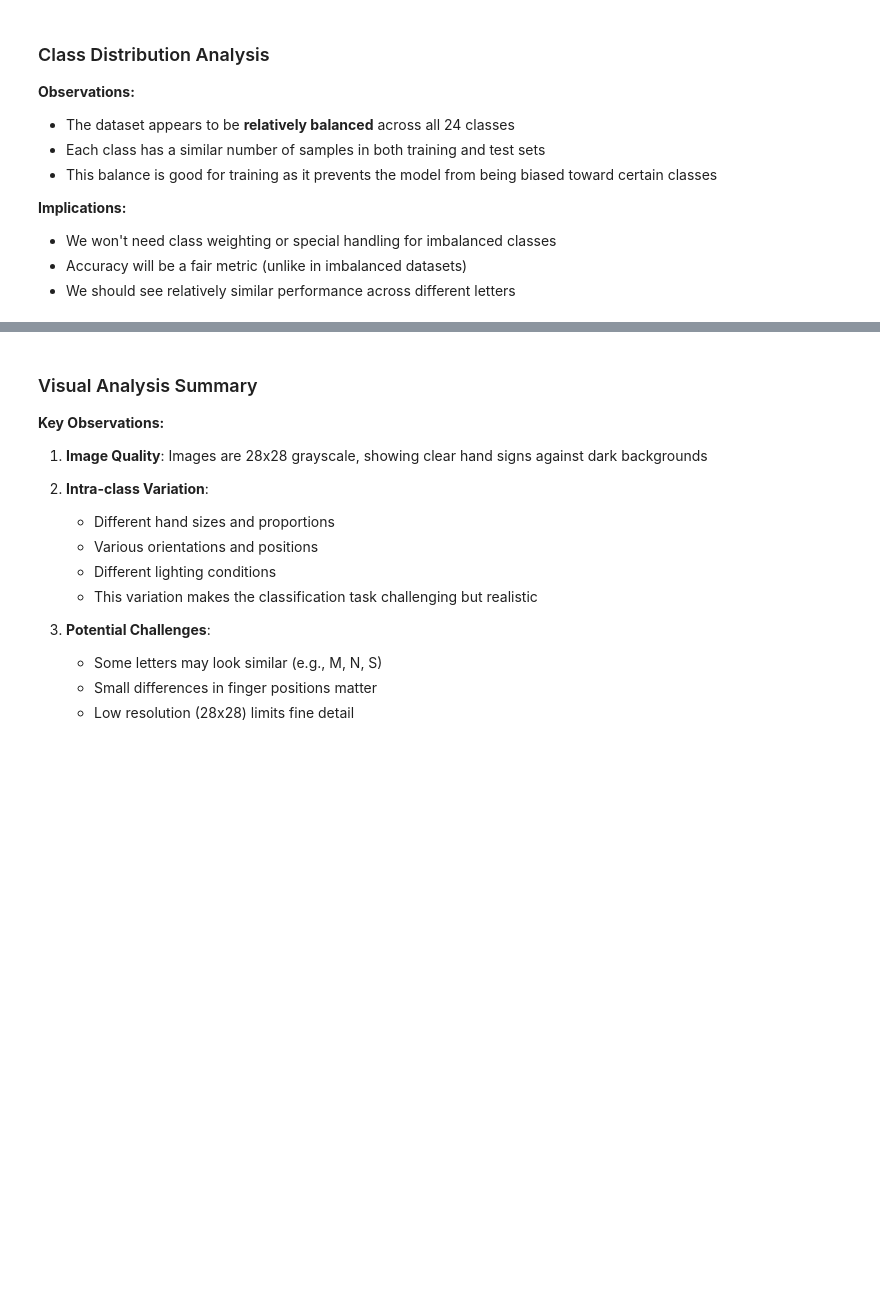
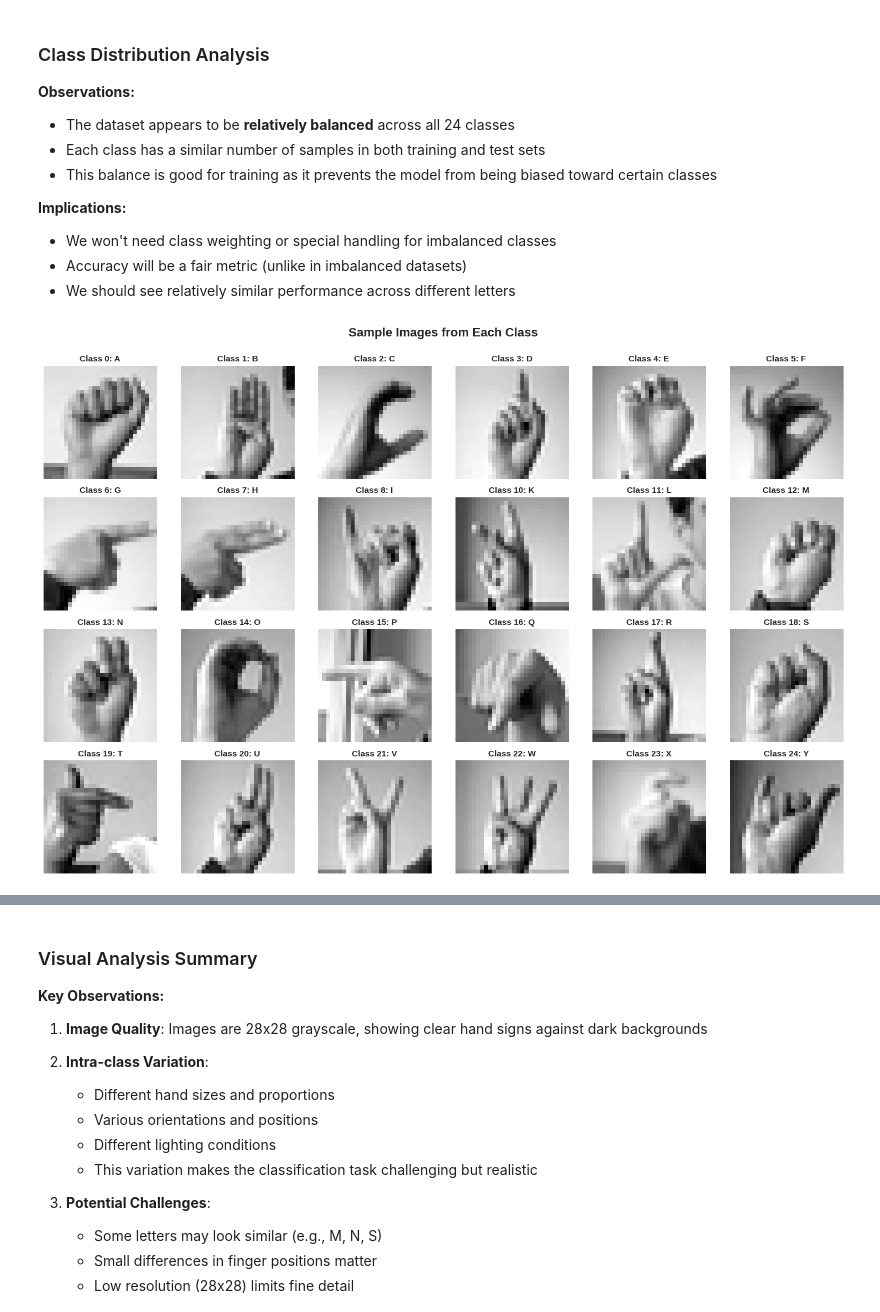
Before and after one commit to cheider/CSB410_Project2, a Jupyter notebook: main.ipynb, the cells around one changed output, grey strips where cells are left out. Cells and saved outputs as stored; diff of their text form; code cells hidden in the pictures; blank space fills up the shorter version.

```diff
--- a/main.ipynb
+++ b/main.ipynb
@@ -394,28 +449,46 @@ KeyError: 24
 # %%
 # Display sample images from each class
 fig, axes = plt.subplots(4, 6, figsize=(15, 10))
 fig.suptitle('Sample Images from Each Class', fontsize=16, fontweight='bold', y=1.00)
 
 # Flatten axes for easier iteration
 axes = axes.flatten()
 
-# Display one sample from each class
-for i in range(24):
+# Display one sample from each class that exists in the training data
+plot_idx = 0
+for class_label in sorted(label_map.keys()): # Iterate through actual labels present in data
     # Get a random sample from this class
-    class_indices = np.where(y_train == i)[0]
-    sample_idx = np.random.choice(class_indices)
+    class_indices = np.where(y_train == class_label)[0]
 
-    # Reshape to 28x28 for display
-    img = X_train[sample_idx].reshape(28, 28)
+    # Ensure there are samples for this class before proceeding
+    if len(class_indices) > 0:
+        sample_idx = np.random.choice(class_indices)
 
-    # Display image
-    axes[i].imshow(img, cmap='gray')
-    axes[i].set_title(f'Class {i}: {label_map[i]}', fontsize=11, fontweight='bold')
-    axes[i].axis('off')
+        # Reshape to 28x28 for display
+        img = X_train[sample_idx].reshape(28, 28)
+
+        # Display image on the current subplot
+        axes[plot_idx].imshow(img, cmap='gray')
+        axes[plot_idx].set_title(f'Class {class_label}: {label_map[class_label]}', fontsize=11, fontweight='bold')
+        axes[plot_idx].axis('off')
+        plot_idx += 1
+    else:
+        # If a label exists in label_map but not in y_train (e.g., if data filtering occurred),
+        # display a placeholder and increment plot_idx to move to the next subplot.
+        axes[plot_idx].axis('off') # Hide axis if no data to display
+        axes[plot_idx].text(0.5, 0.5, f'No data for {label_map.get(class_label, 'Unknown')}', ha='center', va='center', fontsize=10, color='red', transform=axes[plot_idx].transAxes)
+        plot_idx += 1
+
+# Hide any remaining empty subplots if fewer than 24 unique classes were plotted
+while plot_idx < len(axes):
+    axes[plot_idx].axis('off')
+    plot_idx += 1
 
 plt.tight_layout()
 plt.savefig('outputs/figures/sample_images.png', dpi=300, bbox_inches='tight')
 plt.show()
+# %% [output]
+[figure, added]
 # %%
 # Display multiple samples from a few classes to show variation
 selected_classes = [0, 7, 13, 19]  # A, H, N, T - diverse hand shapes
```
Also changed, not shown: parts of 25 cells of this notebook.
